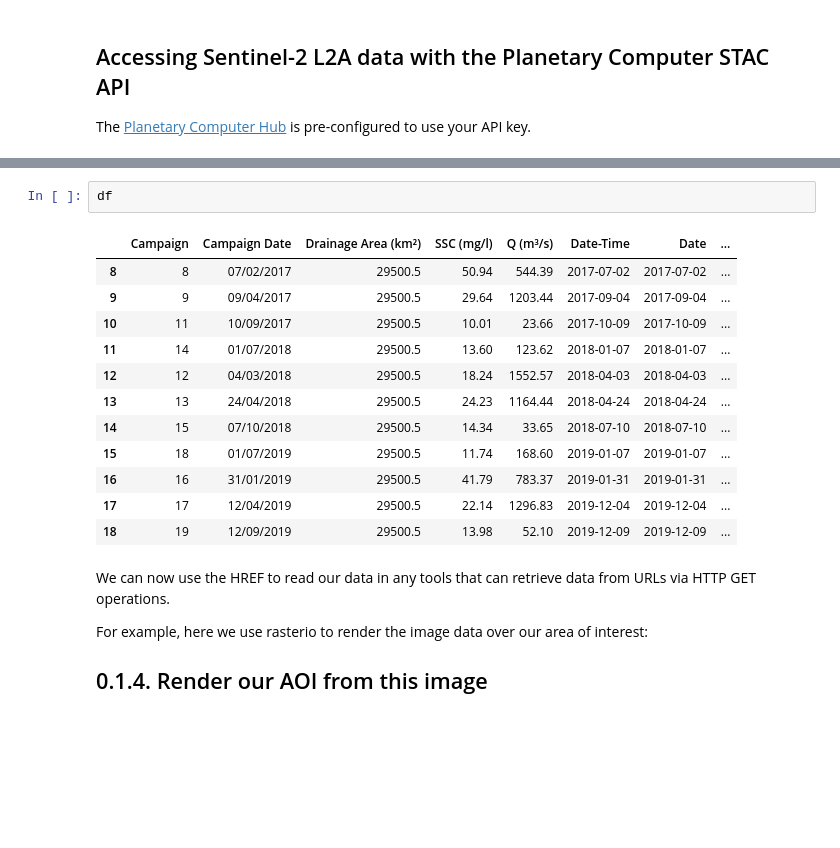
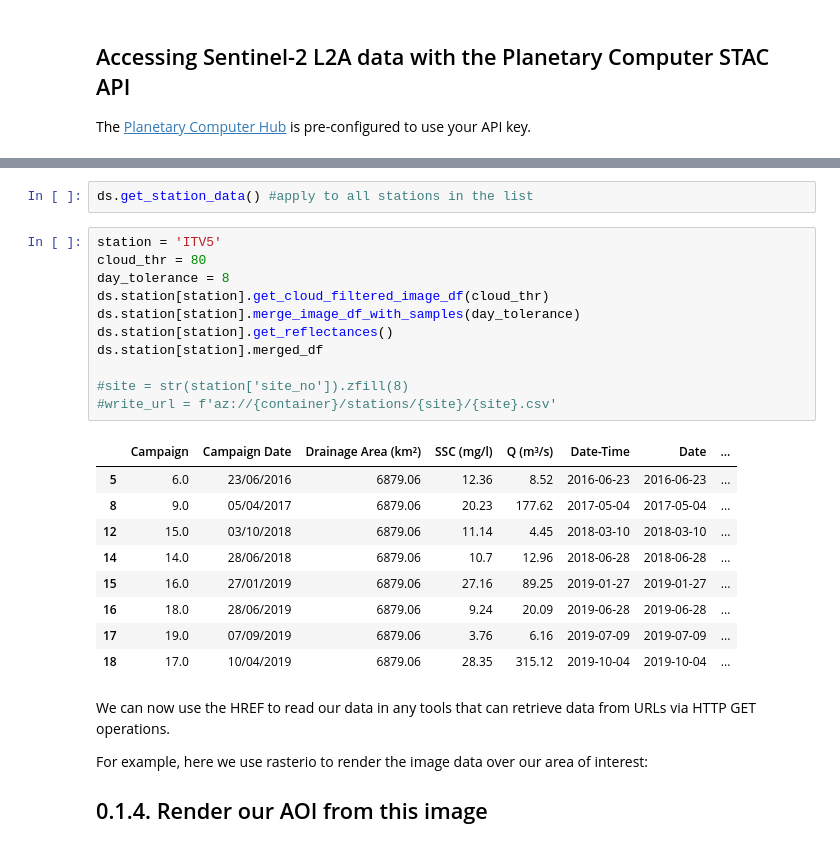
Before and after one commit to csp-inc/fluvius, a Jupyter notebook: notebooks/03-Image-Join.ipynb, the cells around one changed output, grey strips where cells are left out. Cells and saved outputs as stored; diff of their text form; blank space fills up the shorter version.

Commit message:
finished reflectance method

```diff
--- a/notebooks/03-Image-Join.ipynb
+++ b/notebooks/03-Image-Join.ipynb
@@ -196,18 +54,26 @@ Name: 13, dtype: object
-# %%
-df
-# %% [output]
-|  | Campaign | Campaign Date | Drainage Area (km²) | SSC (mg/l) | Q (m³/s) | Date-Time | Date | ... |
-| 8 | 8 | 07/02/2017 | 29500.5 | 50.94 | 544.39 | 2017-07-02 | 2017-07-02 | ... |
-| 9 | 9 | 09/04/2017 | 29500.5 | 29.64 | 1203.44 | 2017-09-04 | 2017-09-04 | ... |
-| 10 | 11 | 10/09/2017 | 29500.5 | 10.01 | 23.66 | 2017-10-09 | 2017-10-09 | ... |
-| 11 | 14 | 01/07/2018 | 29500.5 | 13.60 | 123.62 | 2018-01-07 | 2018-01-07 | ... |
-| 12 | 12 | 04/03/2018 | 29500.5 | 18.24 | 1552.57 | 2018-04-03 | 2018-04-03 | ... |
-| 13 | 13 | 24/04/2018 | 29500.5 | 24.23 | 1164.44 | 2018-04-24 | 2018-04-24 | ... |
-| 14 | 15 | 07/10/2018 | 29500.5 | 14.34 | 33.65 | 2018-07-10 | 2018-07-10 | ... |
-| 15 | 18 | 01/07/2019 | 29500.5 | 11.74 | 168.60 | 2019-01-07 | 2019-01-07 | ... |
-| 16 | 16 | 31/01/2019 | 29500.5 | 41.79 | 783.37 | 2019-01-31 | 2019-01-31 | ... |
-| 17 | 17 | 12/04/2019 | 29500.5 | 22.14 | 1296.83 | 2019-12-04 | 2019-12-04 | ... |
-| 18 | 19 | 12/09/2019 | 29500.5 | 13.98 | 52.10 | 2019-12-09 | 2019-12-09 | ... |
+# %%
+ds.get_station_data() #apply to all stations in the list
+# %%
+station = 'ITV5'
+cloud_thr = 80
+day_tolerance = 8
+ds.station[station].get_cloud_filtered_image_df(cloud_thr)
+ds.station[station].merge_image_df_with_samples(day_tolerance)
+ds.station[station].get_reflectances()
+ds.station[station].merged_df
+
+#site = str(station['site_no']).zfill(8)
+#write_url = f'az://{container}/stations/{site}/{site}.csv'
+# %% [output]
+|  | Campaign | Campaign Date | Drainage Area (km²) | SSC (mg/l) | Q (m³/s) | Date-Time | Date | ... |
+| 5 | 6.0 | 23/06/2016 | 6879.06 | 12.36 | 8.52 | 2016-06-23 | 2016-06-23 | ... |
+| 8 | 9.0 | 05/04/2017 | 6879.06 | 20.23 | 177.62 | 2017-05-04 | 2017-05-04 | ... |
+| 12 | 15.0 | 03/10/2018 | 6879.06 | 11.14 | 4.45 | 2018-03-10 | 2018-03-10 | ... |
+| 14 | 14.0 | 28/06/2018 | 6879.06 | 10.7 | 12.96 | 2018-06-28 | 2018-06-28 | ... |
+| 15 | 16.0 | 27/01/2019 | 6879.06 | 27.16 | 89.25 | 2019-01-27 | 2019-01-27 | ... |
+| 16 | 18.0 | 28/06/2019 | 6879.06 | 9.24 | 20.09 | 2019-06-28 | 2019-06-28 | ... |
+| 17 | 19.0 | 07/09/2019 | 6879.06 | 3.76 | 6.16 | 2019-07-09 | 2019-07-09 | ... |
+| 18 | 17.0 | 10/04/2019 | 6879.06 | 28.35 | 315.12 | 2019-10-04 | 2019-10-04 | ... |
 # %% [markdown]
 We can now use the HREF to read our data in any tools that can retrieve data from URLs via HTTP GET operations.
 
```
Also changed, not shown: parts of 5 cells of this notebook, 2 other files.
